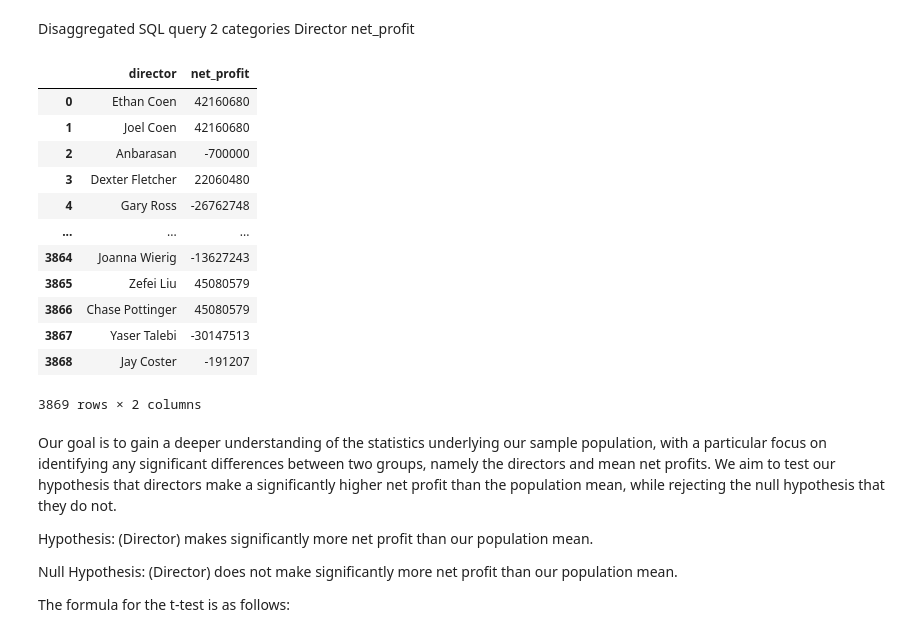
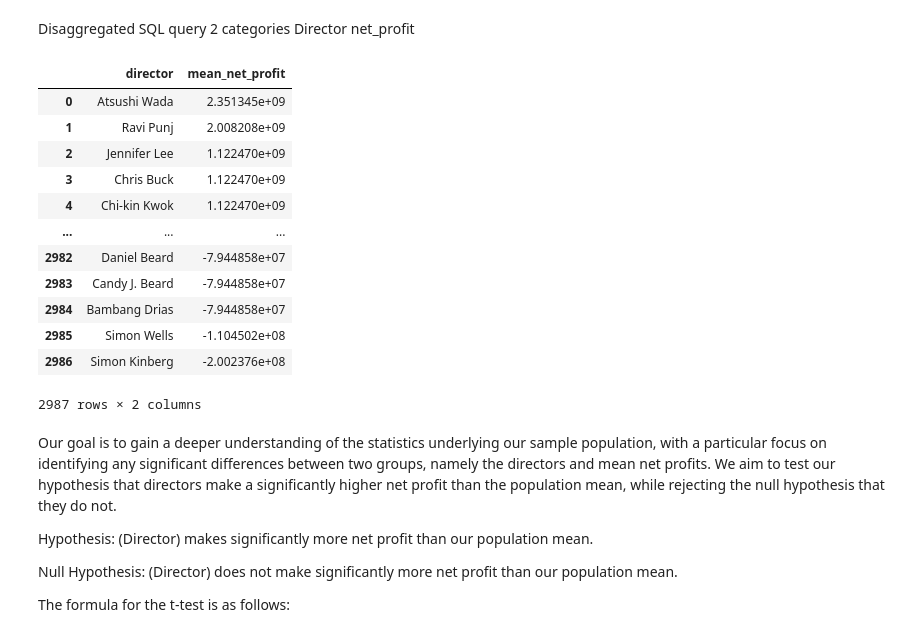
Before and after one commit to rolandrao/capstone-repo, a Jupyter notebook: report_notebook.ipynb, the cells around one changed output. Drawn from its saved outputs; the diff is of its cells as text; code cells hidden in the pictures.

```diff
--- a/report_notebook.ipynb
+++ b/report_notebook.ipynb
@@ -178,29 +164,31 @@ Director
 net_profit
 # %%
 director = pd.read_sql("""
-SELECT pe.primary_name as director, (mob.worldwide_gross - mob.production_budget) as net_profit
+SELECT pe.primary_name as director, AVG(mob.worldwide_gross - mob.production_budget) as mean_net_profit
 FROM movie_basics mb, principals pr, persons pe, movie_budgets mob
 WHERE   mb.movie_id = pr.movie_id
         AND pr.person_id = pe.person_id
         AND mb.primary_title = mob.movie
         AND pr.category = 'director'
+GROUP BY pe.primary_name
+ORDER BY mean_net_profit DESC
 ;
 """, conn)
 director
 # %% [output]
-|  | director | net_profit |
-| 0 | Ethan Coen | 42160680 |
-| 1 | Joel Coen | 42160680 |
-| 2 | Anbarasan | -700000 |
-| 3 | Dexter Fletcher | 22060480 |
-| 4 | Gary Ross | -26762748 |
+|  | director | mean_net_profit |
+| 0 | Atsushi Wada | 2.351345e+09 |
+| 1 | Ravi Punj | 2.008208e+09 |
+| 2 | Jennifer Lee | 1.122470e+09 |
+| 3 | Chris Buck | 1.122470e+09 |
+| 4 | Chi-kin Kwok | 1.122470e+09 |
 | ... | ... | ... |
-| 3864 | Joanna Wierig | -13627243 |
-| 3865 | Zefei Liu | 45080579 |
-| 3866 | Chase Pottinger | 45080579 |
-| 3867 | Yaser Talebi | -30147513 |
-| 3868 | Jay Coster | -191207 |
+| 2982 | Daniel Beard | -7.944858e+07 |
+| 2983 | Candy J. Beard | -7.944858e+07 |
+| 2984 | Bambang Drias | -7.944858e+07 |
+| 2985 | Simon Wells | -1.104502e+08 |
+| 2986 | Simon Kinberg | -2.002376e+08 |
-3869 rows × 2 columns
+2987 rows × 2 columns
 # %% [markdown]
 Our goal is to gain a deeper understanding of the statistics underlying our sample population, with a particular focus on identifying any significant differences between two groups, namely the directors and mean net profits. We aim to test our hypothesis that directors make a significantly higher net profit than the population mean, while rejecting the null hypothesis that they do not.
 
```
Also changed, not shown: parts of 6 cells of this notebook.
